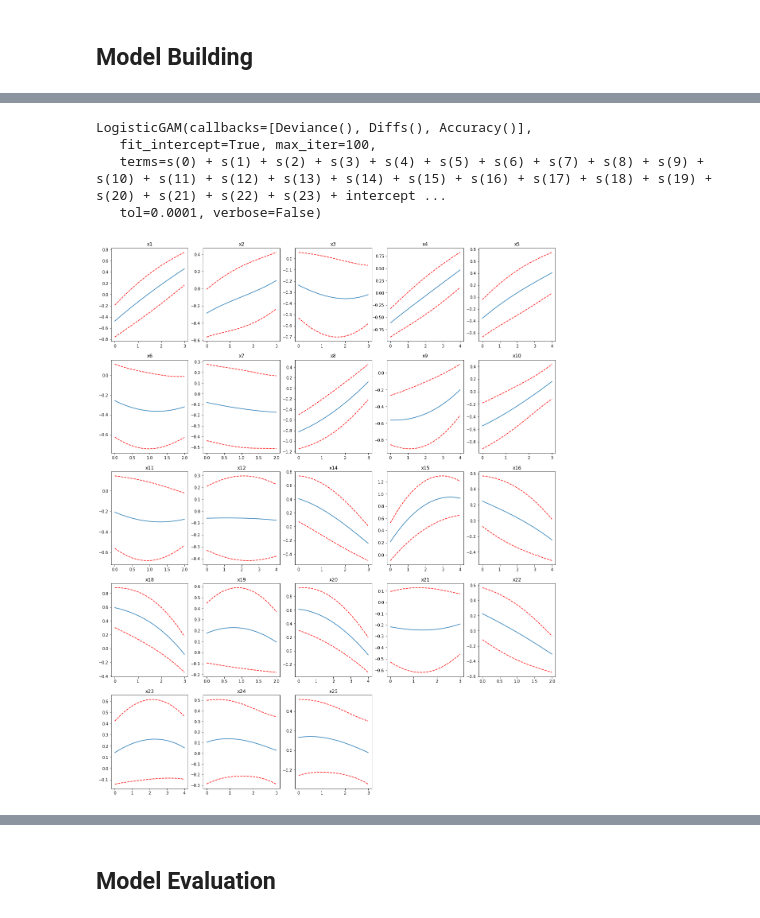
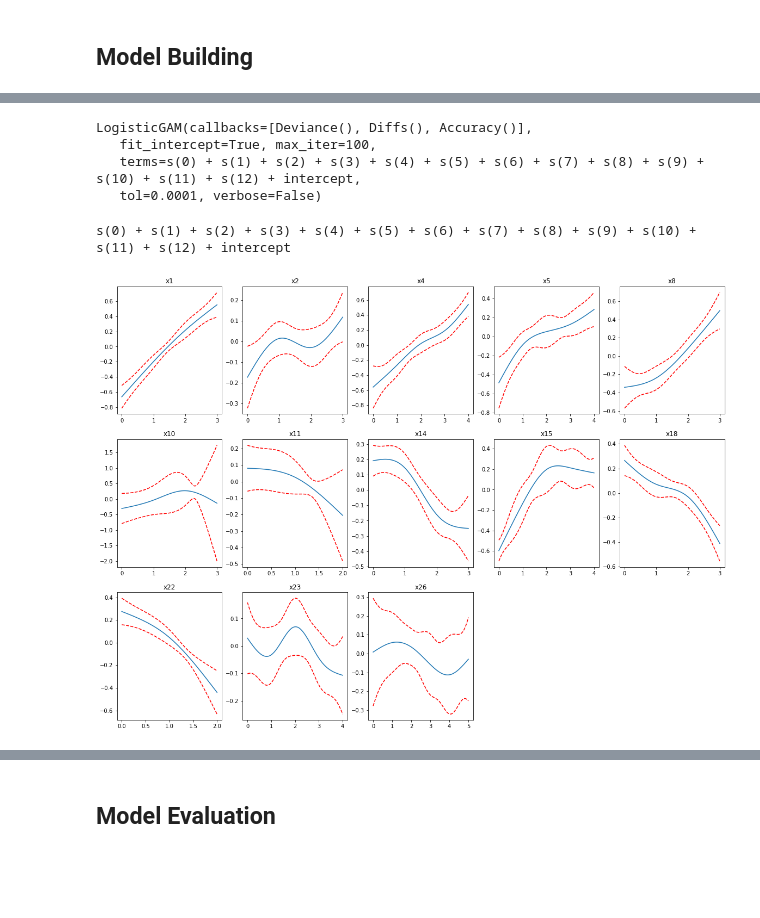
Before and after one commit to sumermalhotra/Heloc_group_project_6, a Jupyter notebook: Project.ipynb, the cells around one changed output, grey strips where cells are left out. Saved outputs shown, nothing was run; the diff lists cells and outputs as text; code cells hidden in the pictures; blank space fills up the shorter version.

```diff
--- a/Project.ipynb
+++ b/Project.ipynb
@@ -280,7 +293,7 @@ feature_selection_df
 | 26 | x13 | True | True | False | False | False | 2 |
 # %%
 ###
-drop=feature_selection_df[feature_selection_df['Total'] <3]['Feature'].values
+drop=feature_selection_df[feature_selection_df['Total'] <4]['Feature'].values
 print(drop)
 
 heloc = heloc_tmp.drop(drop,axis=1) # update heloc with removed features
@@ -346,29 +355,33 @@ y_train = heloc_train['RiskFlag']
 X_test = heloc_test.drop('RiskFlag', axis=1)
 y_test = heloc_test['RiskFlag']
 # %%
-from pygam import LogisticGAM, l, s, f #increased flexibility on our models features.
+from pygam import LogisticGAM, l, s, f,te  #increased flexibility on our models features.
 
-gam = LogisticGAM(spline_order=3,n_splines=4)
+gam = LogisticGAM()
 # %%
 gam.fit(X_train, y_train)
 # %% [output]
 LogisticGAM(callbacks=[Deviance(), Diffs(), Accuracy()],
    fit_intercept=True, max_iter=100,
-   terms=s(0) + s(1) + s(2) + s(3) + s(4) + s(5) + s(6) + s(7) + s(8) + s(9) + s(10) + s(11) + s(12) + s(13) + s(14) + s(15) + s(16) + s(17) + s(18) + s(19) + s(20) + s(21) + s(22) + s(23) + intercept ...
+   terms=s(0) + s(1) + s(2) + s(3) + s(4) + s(5) + s(6) + s(7) + s(8) + s(9) + s(10) + s(11) + s(12) + intercept,
    tol=0.0001, verbose=False)
+# %%
+gam.terms
+# %% [output]
+s(0) + s(1) + s(2) + s(3) + s(4) + s(5) + s(6) + s(7) + s(8) + s(9) + s(10) + s(11) + s(12) + intercept
 # %%
 fig = plt.figure(figsize =(20,25))
 titles = features
 
-for i in range(0,23):
+for i in range(len(gam.terms)-1):
     XX = gam.generate_X_grid(term=i)
     pdep, confi = gam.partial_dependence(term=i, width=.95)
 
     ax1=plt.subplot(5,5,i+1)
     plt.plot(XX[:, i], pdep)
     plt.plot(XX[:, i], confi, c='r', ls='--')
     plt.title(titles[i])
 # %% [output]
-[figure, old version]
+[figure, new version]
 # %%
 ## Hyperparameter tuning
```
Also changed, not shown: parts of 15 cells of this notebook.
